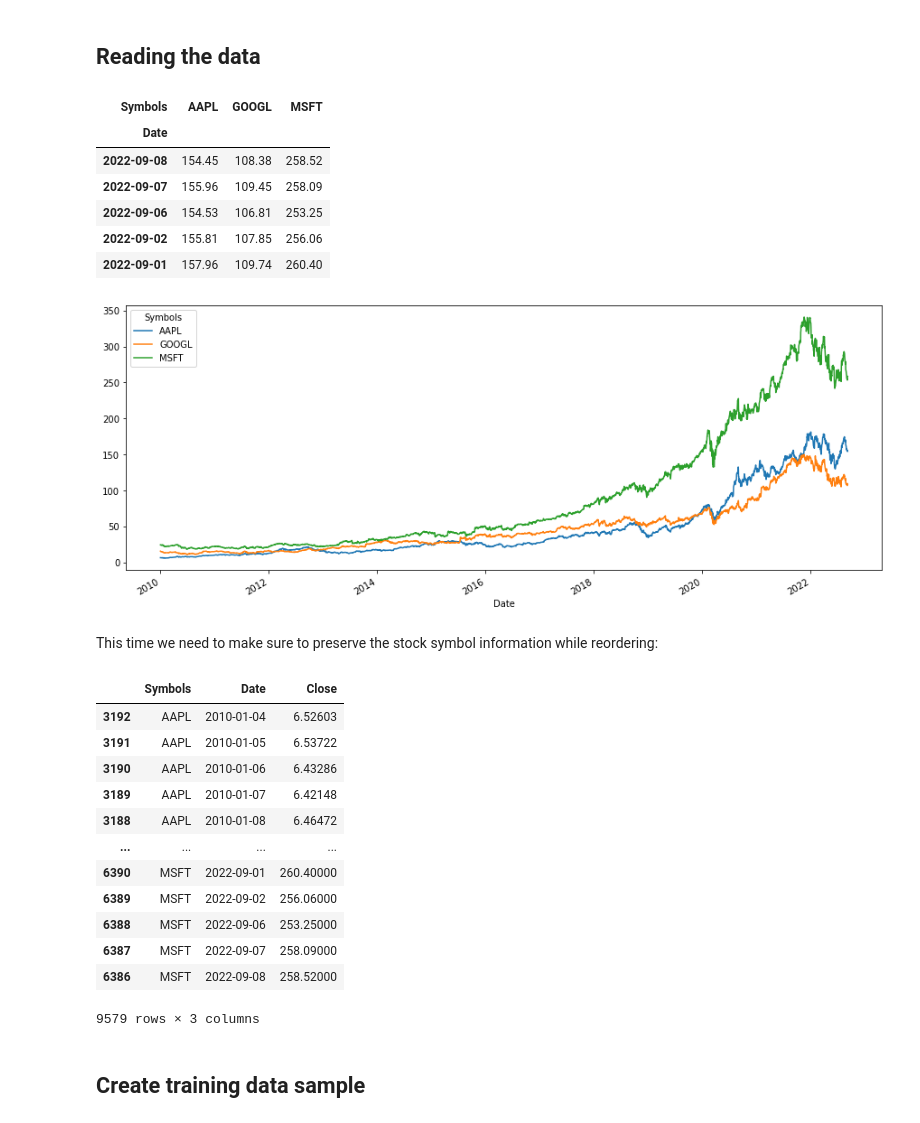
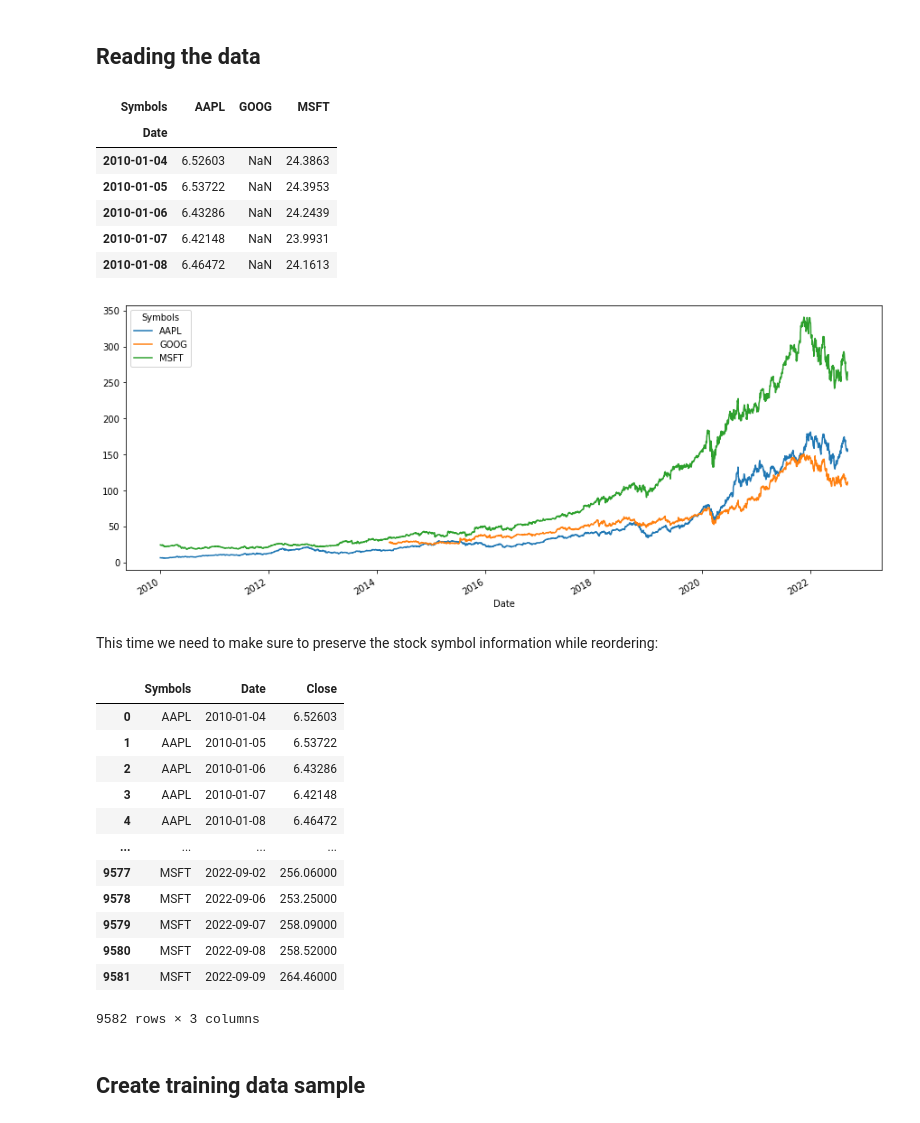
Before and after one commit to bishalu/SS_finance, a Jupyter notebook: notebooks/feature_creation.ipynb, the cells around one changed output. Drawn from its saved outputs; the diff is of its cells as text; code cells hidden in the pictures.

Commit message:
completed pilot -- need more data

```diff
--- a/notebooks/feature_creation.ipynb
+++ b/notebooks/feature_creation.ipynb
@@ -31,22 +31,22 @@ from datetime import datetime
 # %% [markdown]
 ## Reading the data
 # %%
-df = web.DataReader(["AAPL", "GOOGL", "MSFT"], 'stooq', start='2010-01-01', end=datetime.now())["Close"]
+df = web.DataReader(["AAPL", "GOOG", "MSFT"], 'stooq', start='2010-01-01', end=datetime.now())["Close"]
 df.head()
 # %% [output]
-| Symbols | AAPL | GOOGL | MSFT |
+| Symbols | AAPL | GOOG | MSFT |
 | Date |  |  |  |
-| 2022-09-08 | 154.45 | 108.38 | 258.52 |
-| 2022-09-07 | 155.96 | 109.45 | 258.09 |
-| 2022-09-06 | 154.53 | 106.81 | 253.25 |
-| 2022-09-02 | 155.81 | 107.85 | 256.06 |
-| 2022-09-01 | 157.96 | 109.74 | 260.40 |
+| 2010-01-04 | 6.52603 | NaN | 24.3863 |
+| 2010-01-05 | 6.53722 | NaN | 24.3953 |
+| 2010-01-06 | 6.43286 | NaN | 24.2439 |
+| 2010-01-07 | 6.42148 | NaN | 23.9931 |
+| 2010-01-08 | 6.46472 | NaN | 24.1613 |
 # %%
 plt.figure(figsize=(15, 6))
 df.plot(ax=plt.gca())
 plt.show()
 # %% [output]
-[figure, old version]
+[figure, new version]
 # %% [markdown]
 This time we need to make sure to preserve the stock symbol information while reordering:
 # %%
@@ -58,18 +58,18 @@ df_melted = df_melted[["Symbols", "Date", "Close"]]
 df_melted
 # %% [output]
 |  | Symbols | Date | Close |
-| 3192 | AAPL | 2010-01-04 | 6.52603 |
-| 3191 | AAPL | 2010-01-05 | 6.53722 |
-| 3190 | AAPL | 2010-01-06 | 6.43286 |
-| 3189 | AAPL | 2010-01-07 | 6.42148 |
-| 3188 | AAPL | 2010-01-08 | 6.46472 |
+| 0 | AAPL | 2010-01-04 | 6.52603 |
+| 1 | AAPL | 2010-01-05 | 6.53722 |
+| 2 | AAPL | 2010-01-06 | 6.43286 |
+| 3 | AAPL | 2010-01-07 | 6.42148 |
+| 4 | AAPL | 2010-01-08 | 6.46472 |
 | ... | ... | ... | ... |
-| 6390 | MSFT | 2022-09-01 | 260.40000 |
-| 6389 | MSFT | 2022-09-02 | 256.06000 |
-| 6388 | MSFT | 2022-09-06 | 253.25000 |
-| 6387 | MSFT | 2022-09-07 | 258.09000 |
-| 6386 | MSFT | 2022-09-08 | 258.52000 |
+| 9577 | MSFT | 2022-09-02 | 256.06000 |
+| 9578 | MSFT | 2022-09-06 | 253.25000 |
+| 9579 | MSFT | 2022-09-07 | 258.09000 |
+| 9580 | MSFT | 2022-09-08 | 258.52000 |
+| 9581 | MSFT | 2022-09-09 | 264.46000 |
-9579 rows × 3 columns
+9582 rows × 3 columns
 # %% [markdown]
 ## Create training data sample
 # %%
```
Also changed, not shown: parts of 23 cells of this notebook, 3 other files.
